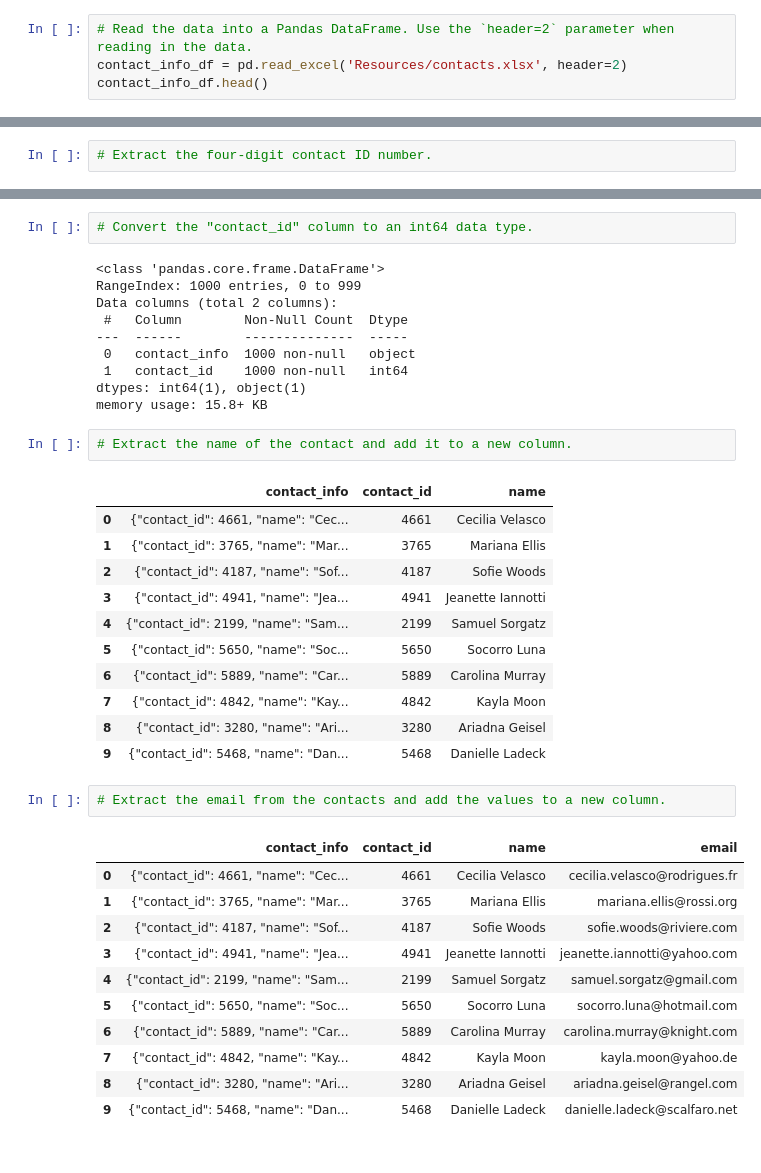
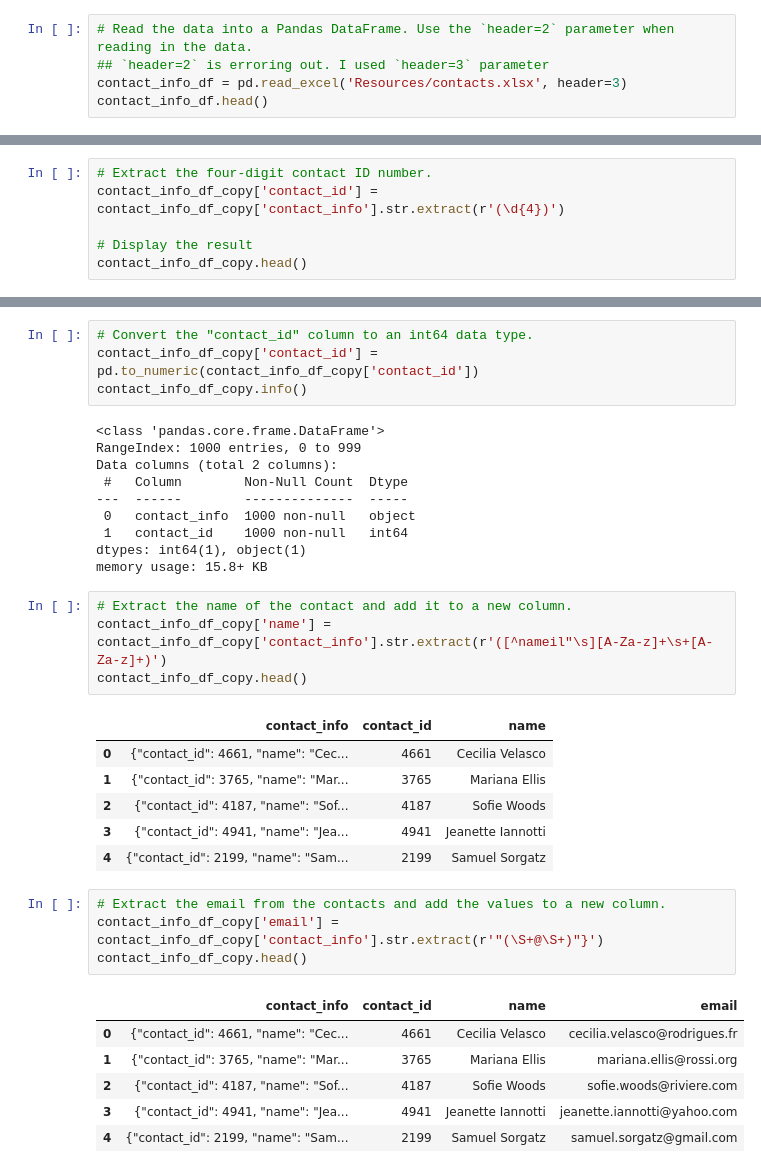
Before and after one commit to arzingy/Crowdfunding_ETL, a Jupyter notebook: ETL_Mini_Project_Starter_Code.ipynb, the cells around one changed output, grey strips where cells are left out. Drawn from its saved outputs; the diff is of its cells as text.

```diff
--- a/ETL_Mini_Project_Starter_Code.ipynb
+++ b/ETL_Mini_Project_Starter_Code.ipynb
@@ -280,7 +287,8 @@ campaign_cleaned.to_csv("Resources/campaign.csv", index=False)
 ### Extract the contacts.xlsx Data.
 # %%
 # Read the data into a Pandas DataFrame. Use the `header=2` parameter when reading in the data.
-contact_info_df = pd.read_excel('Resources/contacts.xlsx', header=2)
+## `header=2` is erroring out. I used `header=3` parameter
+contact_info_df = pd.read_excel('Resources/contacts.xlsx', header=3)
 contact_info_df.head()
 # %% [output]
 |  | contact_info |
@@ -396,6 +445,10 @@ contact_info_df_copy.head()
 | 4 | {"contact_id": 2199, "name": "Sam... |
 # %%
 # Extract the four-digit contact ID number.
+contact_info_df_copy['contact_id'] = contact_info_df_copy['contact_info'].str.extract(r'(\d{4})')
+
+# Display the result
+contact_info_df_copy.head()
 # %% [output]
 |  | contact_info | contact_id |
 | 0 | {"contact_id": 4661, "name": "Cec... | 4661 |
@@ -417,6 +471,8 @@ dtypes: object(2)
 memory usage: 15.8+ KB
 # %%
 # Convert the "contact_id" column to an int64 data type.
+contact_info_df_copy['contact_id'] = pd.to_numeric(contact_info_df_copy['contact_id'])
+contact_info_df_copy.info()
 # %% [output]
 <class 'pandas.core.frame.DataFrame'>
 RangeIndex: 1000 entries, 0 to 999
@@ -429,6 +485,8 @@ dtypes: int64(1), object(1)
 memory usage: 15.8+ KB
 # %%
 # Extract the name of the contact and add it to a new column.
+contact_info_df_copy['name'] = contact_info_df_copy['contact_info'].str.extract(r'([^nameil"\s][A-Za-z]+\s+[A-Za-z]+)')
+contact_info_df_copy.head()
 # %% [output]
 |  | contact_info | contact_id | name |
 | 0 | {"contact_id": 4661, "name": "Cec... | 4661 | Cecilia Velasco |
@@ -436,24 +494,16 @@ memory usage: 15.8+ KB
 | 2 | {"contact_id": 4187, "name": "Sof... | 4187 | Sofie Woods |
 | 3 | {"contact_id": 4941, "name": "Jea... | 4941 | Jeanette Iannotti |
 | 4 | {"contact_id": 2199, "name": "Sam... | 2199 | Samuel Sorgatz |
-| 5 | {"contact_id": 5650, "name": "Soc... | 5650 | Socorro Luna |
-| 6 | {"contact_id": 5889, "name": "Car... | 5889 | Carolina Murray |
-| 7 | {"contact_id": 4842, "name": "Kay... | 4842 | Kayla Moon |
-| 8 | {"contact_id": 3280, "name": "Ari... | 3280 | Ariadna Geisel |
-| 9 | {"contact_id": 5468, "name": "Dan... | 5468 | Danielle Ladeck |
 # %%
 # Extract the email from the contacts and add the values to a new column.
+contact_info_df_copy['email'] = contact_info_df_copy['contact_info'].str.extract(r'"(\S+@\S+)"}')
+contact_info_df_copy.head()
 # %% [output]
 |  | contact_info | contact_id | name | email |
 | 0 | {"contact_id": 4661, "name": "Cec... | 4661 | Cecilia Velasco | cecilia.velasco@rodrigues.fr |
 | 1 | {"contact_id": 3765, "name": "Mar... | 3765 | Mariana Ellis | mariana.ellis@rossi.org |
 | 2 | {"contact_id": 4187, "name": "Sof... | 4187 | Sofie Woods | sofie.woods@riviere.com |
 | 3 | {"contact_id": 4941, "name": "Jea... | 4941 | Jeanette Iannotti | jeanette.iannotti@yahoo.com |
 | 4 | {"contact_id": 2199, "name": "Sam... | 2199 | Samuel Sorgatz | samuel.sorgatz@gmail.com |
-| 5 | {"contact_id": 5650, "name": "Soc... | 5650 | Socorro Luna | socorro.luna@hotmail.com |
-| 6 | {"contact_id": 5889, "name": "Car... | 5889 | Carolina Murray | carolina.murray@knight.com |
-| 7 | {"contact_id": 4842, "name": "Kay... | 4842 | Kayla Moon | kayla.moon@yahoo.de |
-| 8 | {"contact_id": 3280, "name": "Ari... | 3280 | Ariadna Geisel | ariadna.geisel@rangel.com |
-| 9 | {"contact_id": 5468, "name": "Dan... | 5468 | Danielle Ladeck | danielle.ladeck@scalfaro.net |
 # %%
 # Create a copy of the contact_info_df with the 'contact_id', 'name', 'email' columns.
```
Also changed, not shown: parts of 21 cells of this notebook, 2 other files.
